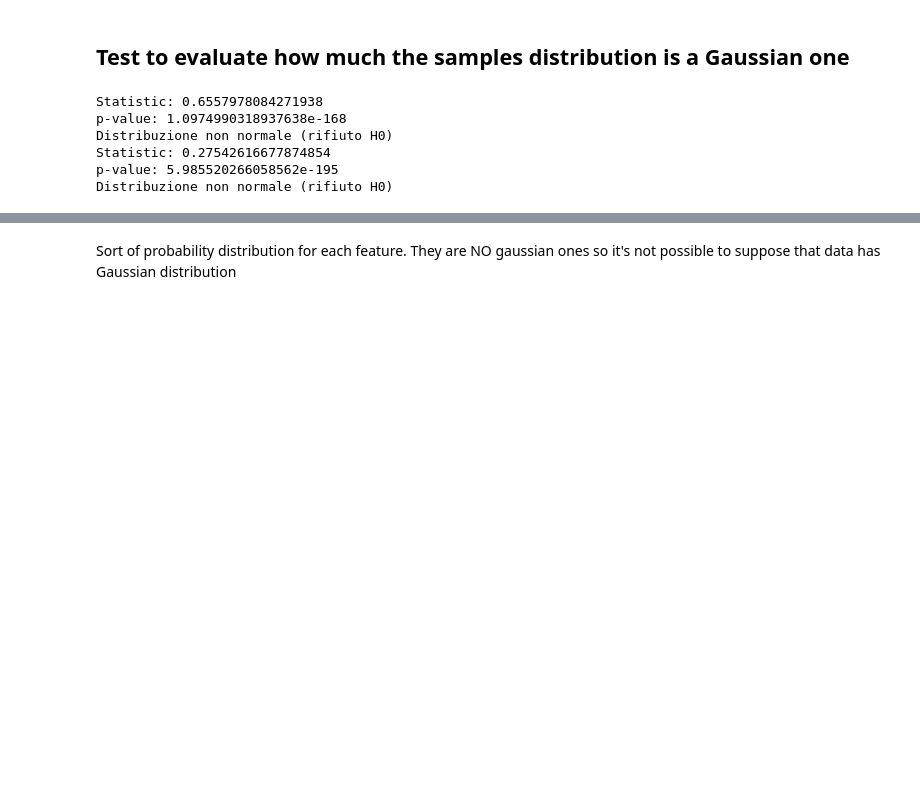
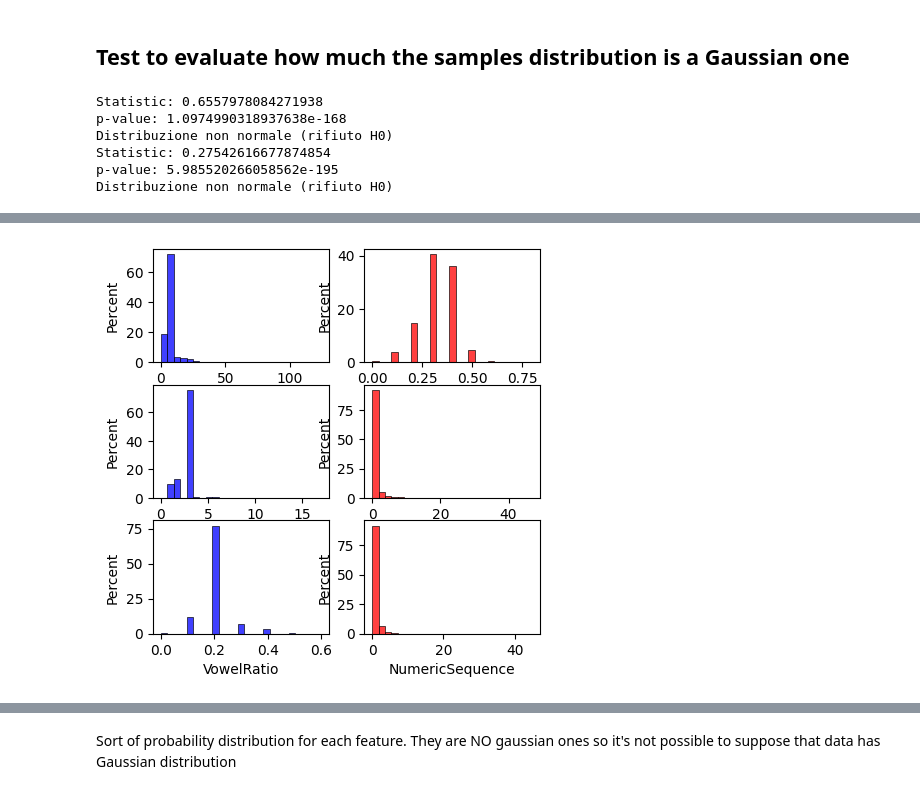
Before and after one commit to matteoturnu/NetSecProject, a Jupyter notebook: NetSec_Project.ipynb, the cells around one changed output, grey strips where cells are left out. Cells and saved outputs as stored; diff of their text form; code cells hidden in the pictures; blank space fills up the shorter version.

```diff
--- a/NetSec_Project.ipynb
+++ b/NetSec_Project.ipynb
@@ -206,0 +173,83 @@ ValueError: num must be an integer with 1 <= num <= 6, not 0
+# %%
+import numpy as np
+
+"""
+# Create a 2x3 grid of subplots (2 rows, 3 columns)
+fig, axes = plt.subplots(2, 3, figsize=(10, 6))
+# Loop over the axes and plot something
+for i, ax in enumerate(axes.flat):
+  ax.plot([0, 1, 2], [i, i*2, i*3])
+  # Example plot
+  ax.set_title(f'Plot {i+1}')
+
+"""
+
+
+
+plt.figure(figsize=(5, 5))
+
+for i, feature in enumerate(final_features[1:]*2, 1):
+  plt.subplot(3, 2, i)
+  if i % 2 == 1:
+    plot = sns.histplot(data=dataset_ben, x=feature, multiple='dodge', bins=25, stat='percent', color='blue')
+  else:
+    plot = sns.histplot(data=dataset_mal, x=feature, multiple='dodge', bins=25, stat='percent', color='red')
+
+plt.show()
+
+
+"""
+plt.subplot(3, 2, 1)
+plot = sns.histplot(data=dataset_ben, x=feature, hue='Class', multiple='dodge', palette='Set1', bins=25, stat='percent')
+
+plt.subplot(3, 2, 2)
+plot = sns.histplot(data=dataset_mal, x=feature, hue='Class', multiple='dodge', palette='Set1', bins=25, stat='percent')
+
+plt.subplot(3, 2, 3)
+plot = sns.histplot(data=dataset_ben, x=feature, hue='Class', multiple='dodge', palette='Set1', bins=25, stat='percent')
+
+plt.subplot(3, 2, 4)
+plot = sns.histplot(data=dataset_mal, x=feature, hue='Class', multiple='dodge', palette='Set1', bins=25, stat='percent')
+
+plt.subplot(3, 2, 5)
+plot = sns.histplot(data=dataset_ben, x=feature, hue='Class', multiple='dodge', palette='Set1', bins=25, stat='percent')
+
+plt.subplot(3, 2, 6)
+plot = sns.histplot(data=dataset_mal, x=feature, hue='Class', multiple='dodge', palette='Set1', bins=25, stat='percent')
+
+plt.show()
+
+"""
+"""
+plt.subplot(3, 2, 1)
+hist, bins = np.histogram(dataset_ben['StrangeCharacters'], bins=30, density=True)  # Create histogram and normalize
+plt.hist(dataset_ben['StrangeCharacters'], bins=30, density=True)  # Plot normalized histogram
+plt.show()
+
+plt.subplot(3, 2, 3)
+hist, bins = np.histogram(dataset_ben['VowelRatio'], bins=30, density=True)  # Create histogram and normalize
+plt.hist(dataset_ben['VowelRatio'], bins=30, density=True)  # Plot normalized histogram
+plt.show()
+
+plt.subplot(3, 2, 5)
+hist, bins = np.histogram(dataset_ben['NumericSequence'], bins=30, density=True)  # Create histogram and normalize
+plt.hist(dataset_ben['NumericSequence'], bins=30, density=True)  # Plot normalized histogram
+plt.show()
+
+plt.subplot(3, 2, 2)
+hist, bins = np.histogram(dataset_mal['StrangeCharacters'], bins=30, density=True)  # Create histogram and normalize
+plt.hist(dataset_mal['StrangeCharacters'], bins=30, density=True)  # Plot normalized histogram
+plt.show()
+
+plt.subplot(3, 2, 4)
+hist, bins = np.histogram(dataset_mal['VowelRatio'], bins=30, density=True)  # Create histogram and normalize
+plt.hist(dataset_mal['VowelRatio'], bins=30, density=True)  # Plot normalized histogram
+plt.show()
+
+plt.subplot(3, 2, 6)
+hist, bins = np.histogram(dataset_mal['NumericSequence'], bins=30, density=True)  # Create histogram and normalize
+plt.hist(dataset_mal['NumericSequence'], bins=30, density=True)  # Plot normalized histogram
+plt.show()
+"""
+# %% [output]
+[figure, added]
```
Also changed, not shown: parts of 4 cells of this notebook.
